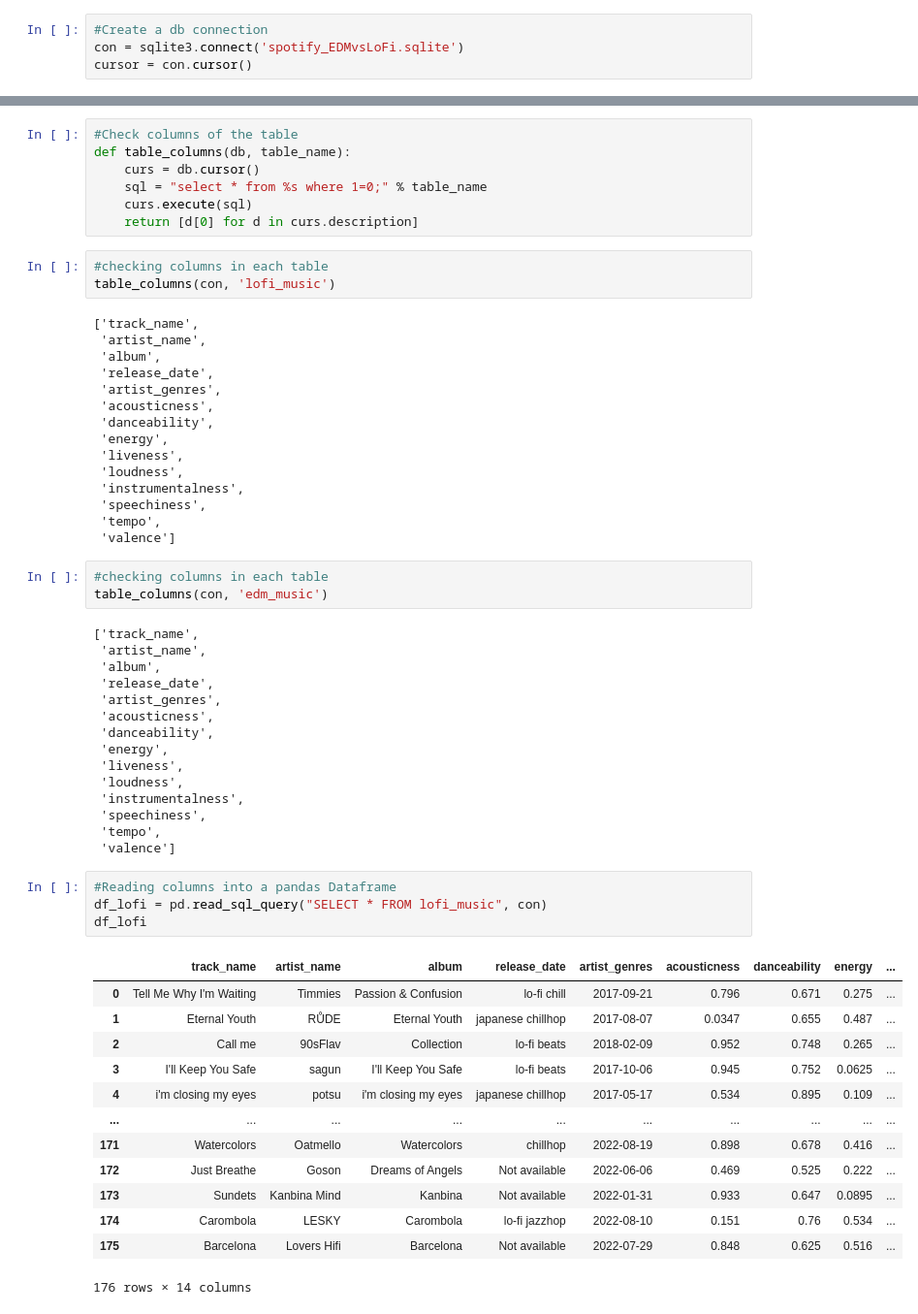
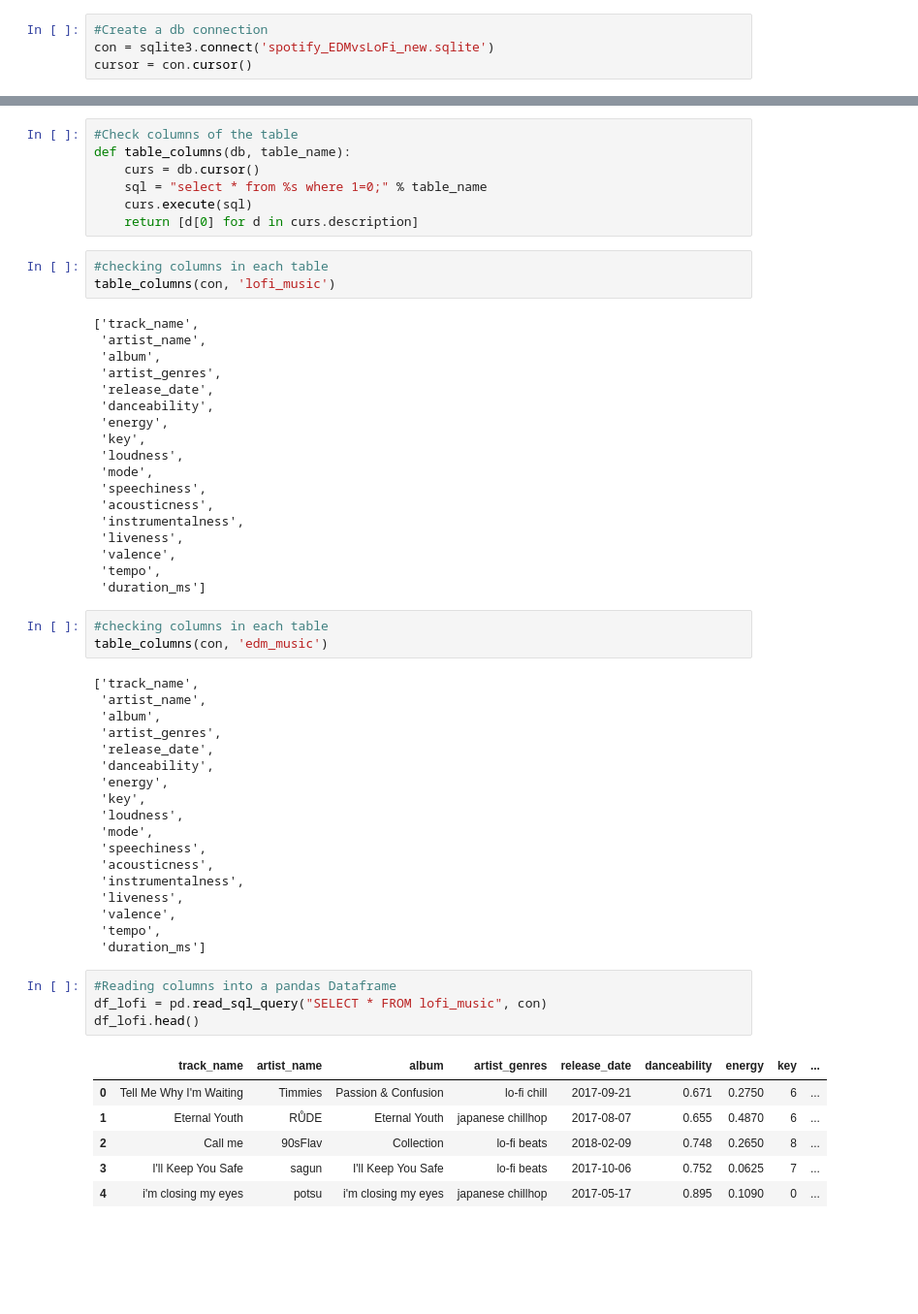
Before and after one commit to kchiev215/Spotify_EDM_Lofi_Analysis, a Jupyter notebook: Data_Analysis.ipynb, the cells around one changed output, grey strips where cells are left out. Shown at 97% size. Cells and saved outputs as stored; diff of their text form; blank space fills up the shorter version.

```diff
--- a/Data_Analysis.ipynb
+++ b/Data_Analysis.ipynb
@@ -21,7 +22,7 @@ spotify_EDMvsLoFi.sqlite
 track_extraction.py
 # %%
 #Create a db connection
-con = sqlite3.connect('spotify_EDMvsLoFi.sqlite')
+con = sqlite3.connect('spotify_EDMvsLoFi_new.sqlite')
 cursor = con.cursor()
 # %%
 cursor.execute("SELECT name FROM sqlite_master WHERE type='table';")
@@ -42,17 +43,20 @@ table_columns(con, 'lofi_music')
 ['track_name',
  'artist_name',
  'album',
+ 'artist_genres',
  'release_date',
- 'artist_genres',
- 'acousticness',
  'danceability',
  'energy',
+ 'key',
+ 'loudness',
+ 'mode',
+ 'speechiness',
+ 'acousticness',
+ 'instrumentalness',
  'liveness',
- 'loudness',
- 'instrumentalness',
- 'speechiness',
+ 'valence',
  'tempo',
- 'valence']
+ 'duration_ms']
 # %%
 #checking columns in each table
 table_columns(con, 'edm_music')
@@ -60,32 +64,28 @@ table_columns(con, 'edm_music')
 ['track_name',
  'artist_name',
  'album',
+ 'artist_genres',
  'release_date',
- 'artist_genres',
- 'acousticness',
  'danceability',
  'energy',
+ 'key',
+ 'loudness',
+ 'mode',
+ 'speechiness',
+ 'acousticness',
+ 'instrumentalness',
  'liveness',
- 'loudness',
- 'instrumentalness',
- 'speechiness',
+ 'valence',
  'tempo',
- 'valence']
+ 'duration_ms']
 # %%
 #Reading columns into a pandas Dataframe
 df_lofi = pd.read_sql_query("SELECT * FROM lofi_music", con)
-df_lofi
+df_lofi.head()
 # %% [output]
-|  | track_name | artist_name | album | release_date | artist_genres | acousticness | danceability | energy | ... |
-| 0 | Tell Me Why I'm Waiting | Timmies | Passion & Confusion | lo-fi chill | 2017-09-21 | 0.796 | 0.671 | 0.275 | ... |
-| 1 | Eternal Youth | RŮDE | Eternal Youth | japanese chillhop | 2017-08-07 | 0.0347 | 0.655 | 0.487 | ... |
-| 2 | Call me | 90sFlav | Collection | lo-fi beats | 2018-02-09 | 0.952 | 0.748 | 0.265 | ... |
-| 3 | I'll Keep You Safe | sagun | I'll Keep You Safe | lo-fi beats | 2017-10-06 | 0.945 | 0.752 | 0.0625 | ... |
-| 4 | i'm closing my eyes | potsu | i'm closing my eyes | japanese chillhop | 2017-05-17 | 0.534 | 0.895 | 0.109 | ... |
-| ... | ... | ... | ... | ... | ... | ... | ... | ... | ... |
-| 171 | Watercolors | Oatmello | Watercolors | chillhop | 2022-08-19 | 0.898 | 0.678 | 0.416 | ... |
-| 172 | Just Breathe | Goson | Dreams of Angels | Not available | 2022-06-06 | 0.469 | 0.525 | 0.222 | ... |
-| 173 | Sundets | Kanbina Mind | Kanbina | Not available | 2022-01-31 | 0.933 | 0.647 | 0.0895 | ... |
-| 174 | Carombola | LESKY | Carombola | lo-fi jazzhop | 2022-08-10 | 0.151 | 0.76 | 0.534 | ... |
-| 175 | Barcelona | Lovers Hifi | Barcelona | Not available | 2022-07-29 | 0.848 | 0.625 | 0.516 | ... |
+|  | track_name | artist_name | album | artist_genres | release_date | danceability | energy | key | ... |
+| 0 | Tell Me Why I'm Waiting | Timmies | Passion & Confusion | lo-fi chill | 2017-09-21 | 0.671 | 0.2750 | 6 | ... |
+| 1 | Eternal Youth | RŮDE | Eternal Youth | japanese chillhop | 2017-08-07 | 0.655 | 0.4870 | 6 | ... |
+| 2 | Call me | 90sFlav | Collection | lo-fi beats | 2018-02-09 | 0.748 | 0.2650 | 8 | ... |
+| 3 | I'll Keep You Safe | sagun | I'll Keep You Safe | lo-fi beats | 2017-10-06 | 0.752 | 0.0625 | 7 | ... |
+| 4 | i'm closing my eyes | potsu | i'm closing my eyes | japanese chillhop | 2017-05-17 | 0.895 | 0.1090 | 0 | ... |
-176 rows × 14 columns
```
Also changed, not shown: parts of 13 cells of this notebook, 5 other files.
